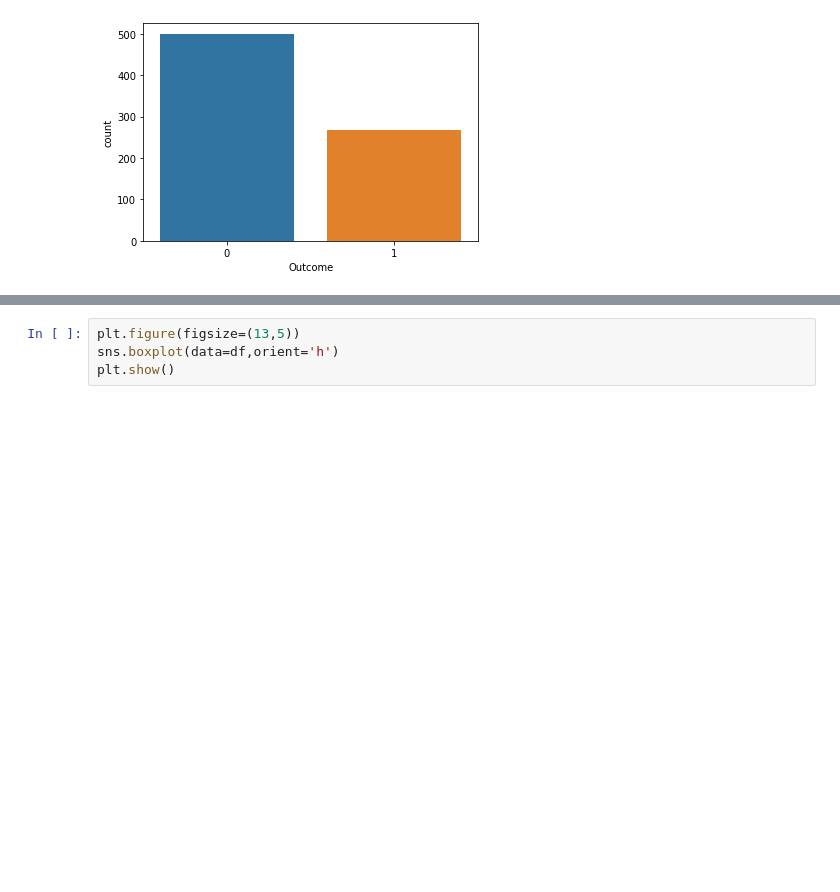
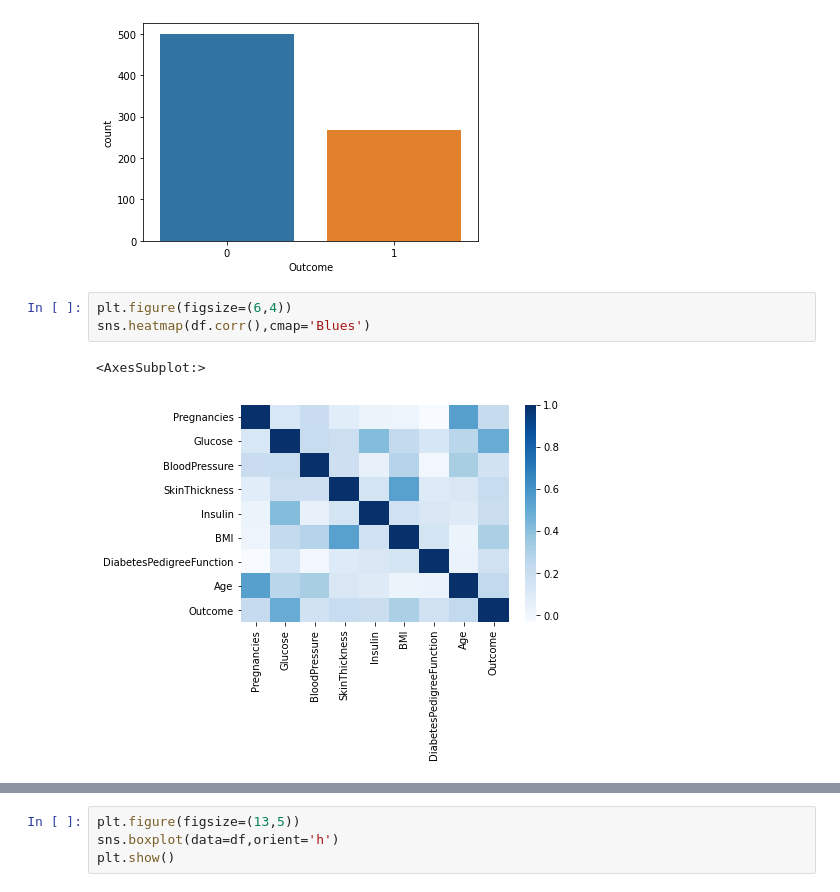
Before and after one commit to RahulAiran/Diabetes-Prediction, a Jupyter notebook: Diabetes Prediction.ipynb, the cells around one changed output, grey strips where cells are left out. Cells and saved outputs as stored; diff of their text form; blank space fills up the shorter version.

```diff
--- a/Diabetes Prediction.ipynb
+++ b/Diabetes Prediction.ipynb
@@ -80,3 +80,9 @@ sns.countplot(x='Outcome',data=df)
 # %% [output]
 <AxesSubplot:xlabel='Outcome', ylabel='count'>
 [figure]
+# %%
+plt.figure(figsize=(6,4))
+sns.heatmap(df.corr(),cmap='Blues')
+# %% [output]
+<AxesSubplot:>
+[figure, added]
```
Also changed, not shown: parts of 18 cells of this notebook.
